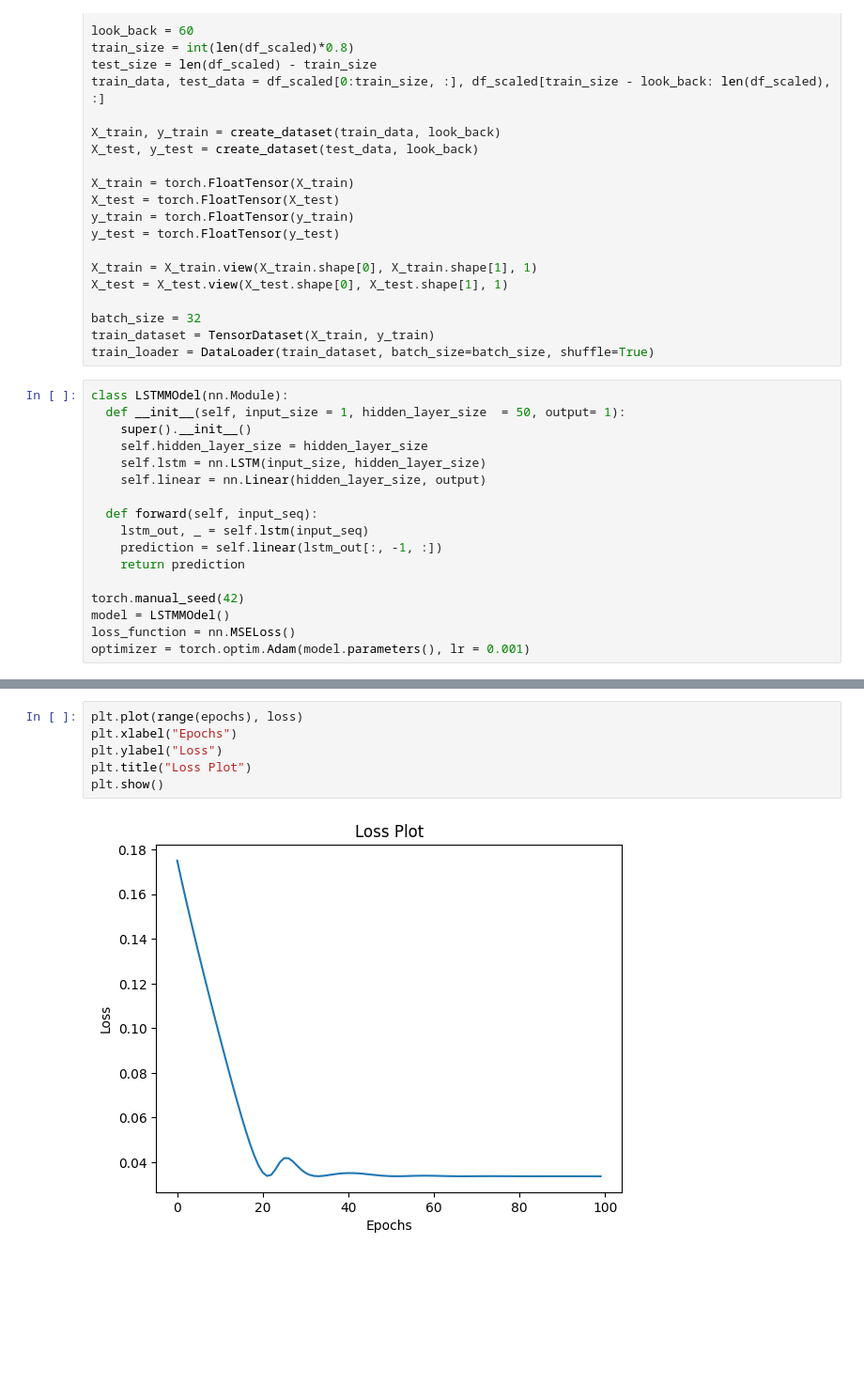
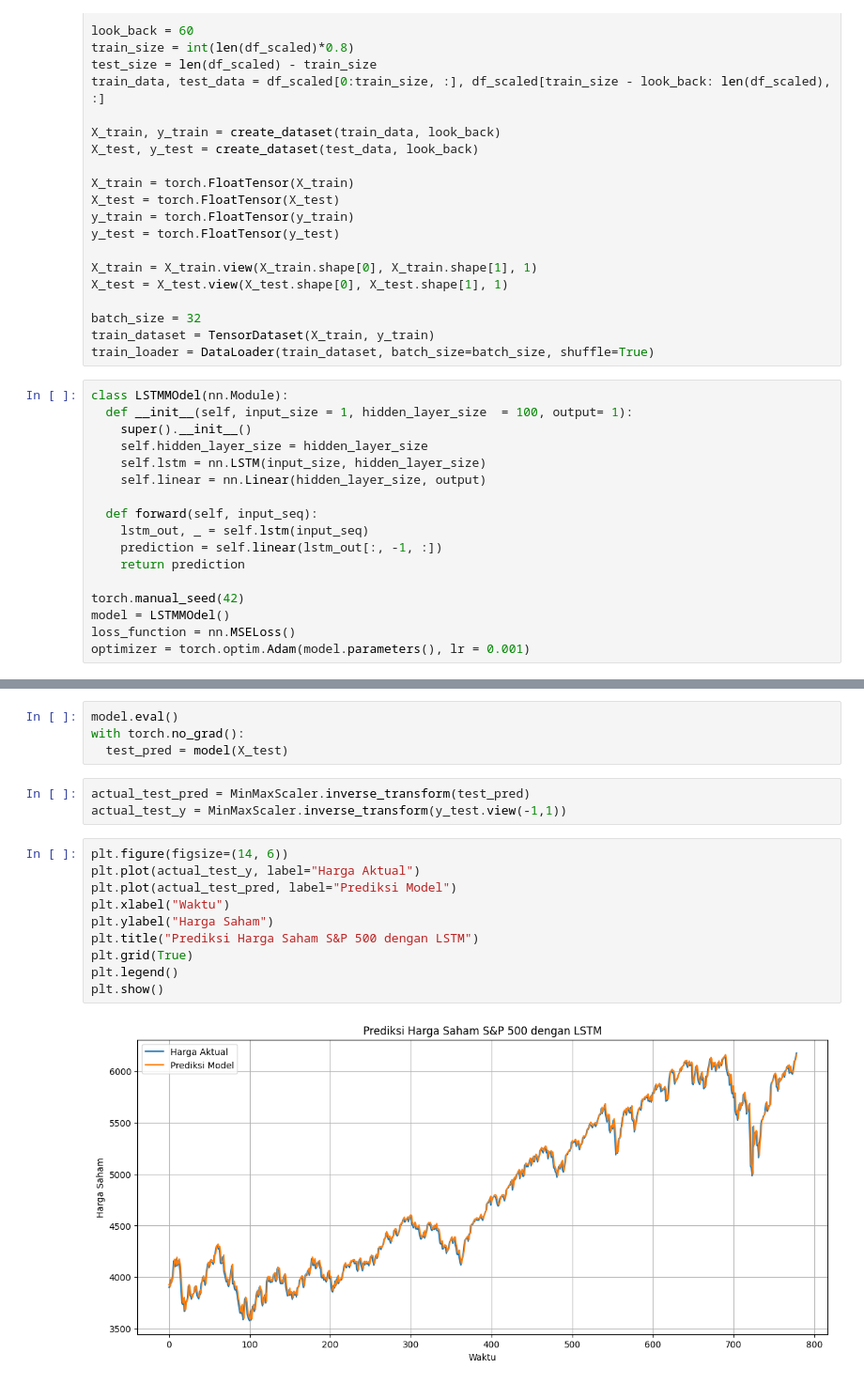
Before and after one commit to Rustydinoco/ML_Learning, a Jupyter notebook: LSTM_S$P_500_Prediction.ipynb, the cells around one changed output, grey strips where cells are left out. Shown at 94% size. Cells and saved outputs as stored; diff of their text form; blank space fills up the shorter version.

```diff
--- a/LSTM_S$P_500_Prediction.ipynb
+++ b/LSTM_S$P_500_Prediction.ipynb
@@ -122,7 +122,7 @@ train_dataset = TensorDataset(X_train, y_train)
 train_loader = DataLoader(train_dataset, batch_size=batch_size, shuffle=True)
 # %%
 class LSTMMOdel(nn.Module):
-  def __init__(self, input_size = 1, hidden_layer_size  = 50, output= 1):
+  def __init__(self, input_size = 1, hidden_layer_size  = 100, output= 1):
     super().__init__()
     self.hidden_layer_size = hidden_layer_size
     self.lstm = nn.LSTM(input_size, hidden_layer_size)
@@ -166,8 +171,19 @@ Epoch: 90 Loss: 0.03373416140675545
-# %%
-plt.plot(range(epochs), loss)
-plt.xlabel("Epochs")
-plt.ylabel("Loss")
-plt.title("Loss Plot")
-plt.show()
-# %% [output]
-[figure, removed]
+# %%
+model.eval()
+with torch.no_grad():
+  test_pred = model(X_test)
+# %%
+actual_test_pred = MinMaxScaler.inverse_transform(test_pred)
+actual_test_y = MinMaxScaler.inverse_transform(y_test.view(-1,1))
+# %%
+plt.figure(figsize=(14, 6))
+plt.plot(actual_test_y, label="Harga Aktual")
+plt.plot(actual_test_pred, label="Prediksi Model")
+plt.xlabel("Waktu")
+plt.ylabel("Harga Saham")
+plt.title("Prediksi Harga Saham S&P 500 dengan LSTM")
+plt.grid(True)
+plt.legend()
+plt.show()
+# %% [output]
+[figure, added]
```
Also changed, not shown: parts of 1 cell of this notebook.
